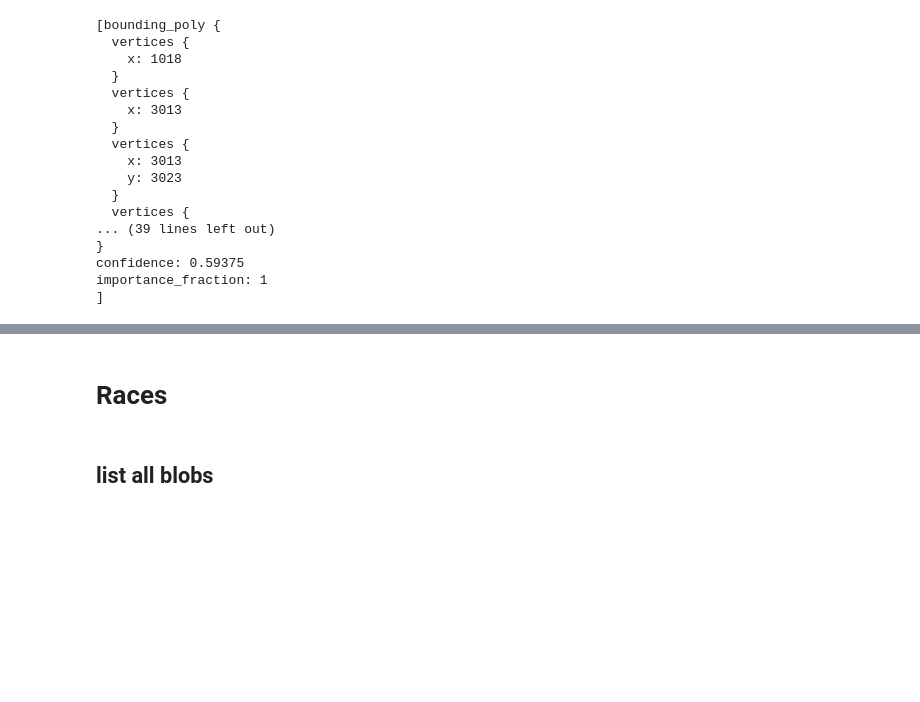
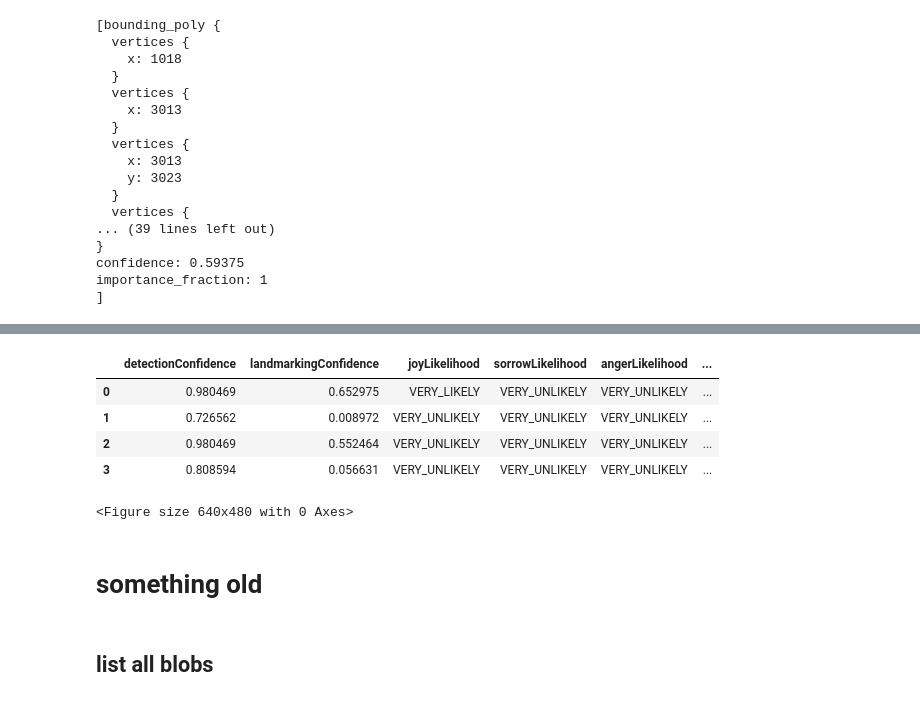
Before and after one commit to Chia1104/firebase-auth-vite, a Jupyter notebook: notebooks/run-pix manage v1.ipynb, the cells around one changed output, grey strips where cells are left out. Saved outputs shown, nothing was run; the diff lists cells and outputs as text; code cells hidden in the pictures; blank space fills up the shorter version.

```diff
--- a/notebooks/run-pix manage v1.ipynb
+++ b/notebooks/run-pix manage v1.ipynb
@@ -409,2 +1694,14 @@ Successfully installed google-cloud-vision-3.4.1
-# %% [markdown]
-# Races
+# %%
+import json, pandas as pd
+fd=json.loads(facedetection)
+
+    # print(f)
+pd.DataFrame( [{k:v for k,v in f.items()
+           if any([(substr in k) for substr in ['Conf','Likelihood'] ])}
+             for f in fd['responses'][0]['faceAnnotations']])
+# %% [output]
+|  | detectionConfidence | landmarkingConfidence | joyLikelihood | sorrowLikelihood | angerLikelihood | ... |
+| 0 | 0.980469 | 0.652975 | VERY_LIKELY | VERY_UNLIKELY | VERY_UNLIKELY | ... |
+| 1 | 0.726562 | 0.008972 | VERY_UNLIKELY | VERY_UNLIKELY | VERY_UNLIKELY | ... |
+| 2 | 0.980469 | 0.552464 | VERY_UNLIKELY | VERY_UNLIKELY | VERY_UNLIKELY | ... |
+| 3 | 0.808594 | 0.056631 | VERY_UNLIKELY | VERY_UNLIKELY | VERY_UNLIKELY | ... |
@@ -411,3 +1795,9 @@ Successfully installed google-cloud-vision-3.4.1
+# %%
+highlight_faces(img,fd['responses'][0]['faceAnnotations'],"/temp/a.jpg")
+# %% [output]
+<Figure size 640x480 with 0 Axes>
+# %% [markdown]
+# something old
 # %%
 races=runpix.fstore.collection('races')
 "list all races"
```
Also changed, not shown: parts of 10 cells of this notebook, 15 other files.
